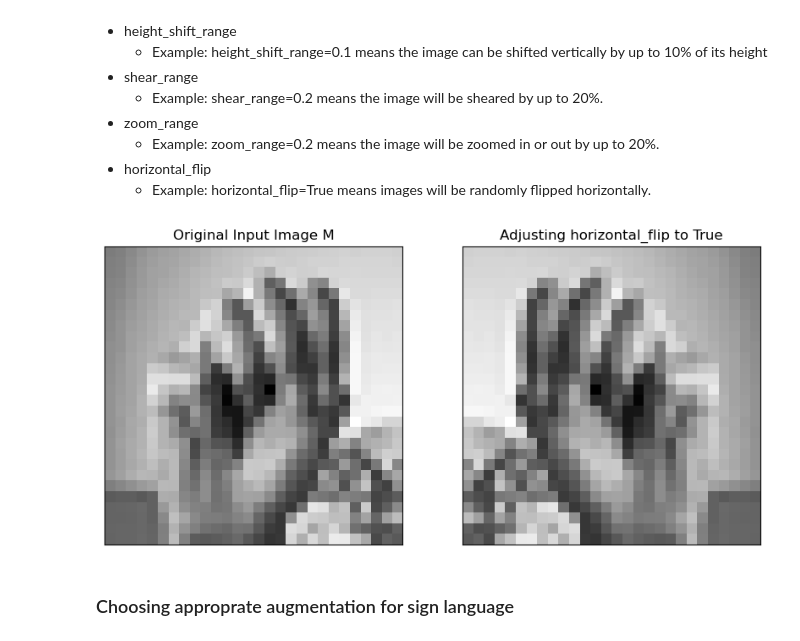
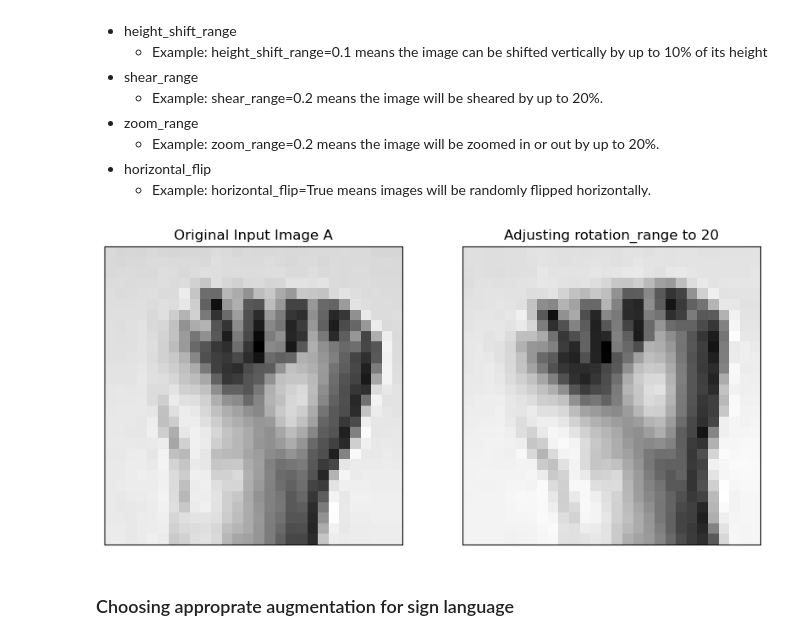
Before and after one commit to simrenbasra/Sign_Lingual, a Jupyter notebook: notebooks/01_data_processing/02-data-augmentation.ipynb, the cells around one changed output. Saved outputs shown, nothing was run; the diff lists cells and outputs as text; code cells hidden in the pictures.

```diff
--- a/notebooks/01_data_processing/02-data-augmentation.ipynb
+++ b/notebooks/01_data_processing/02-data-augmentation.ipynb
@@ -143,9 +139,9 @@ def testing_aug_effects(X,letter, aug_param , aug_value):
 - horizontal_flip
     - Example: horizontal_flip=True means images will be randomly flipped horizontally.
 # %%
-testing_aug_effects(X,'M',aug_param= 'horizontal_flip', aug_value = True)
+testing_aug_effects(X,'A',aug_param= 'rotation_range', aug_value = 20)
 # %% [output]
-[figure, old version]
+[figure, new version]
 # %% [markdown]
 ### Choosing approprate augmentation for sign language
 # %%
```
Also changed, not shown: parts of 3 cells of this notebook.
